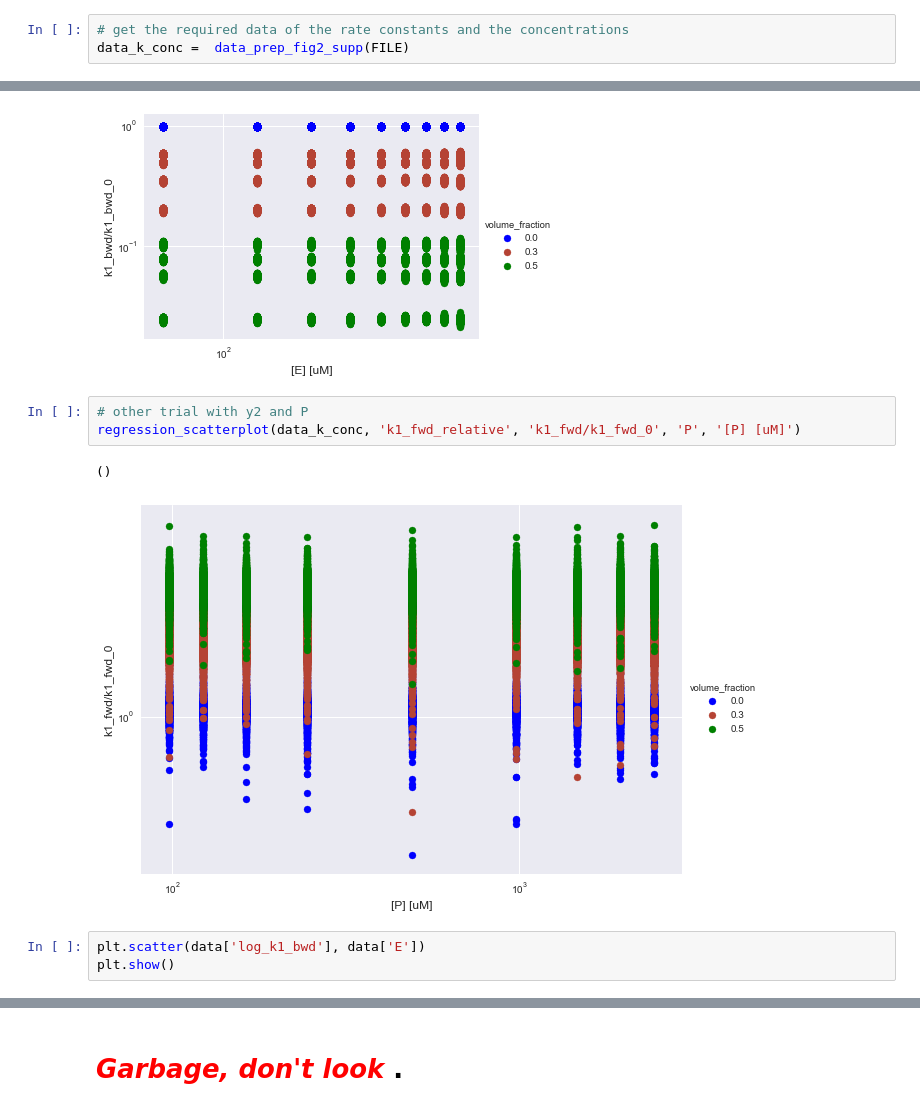
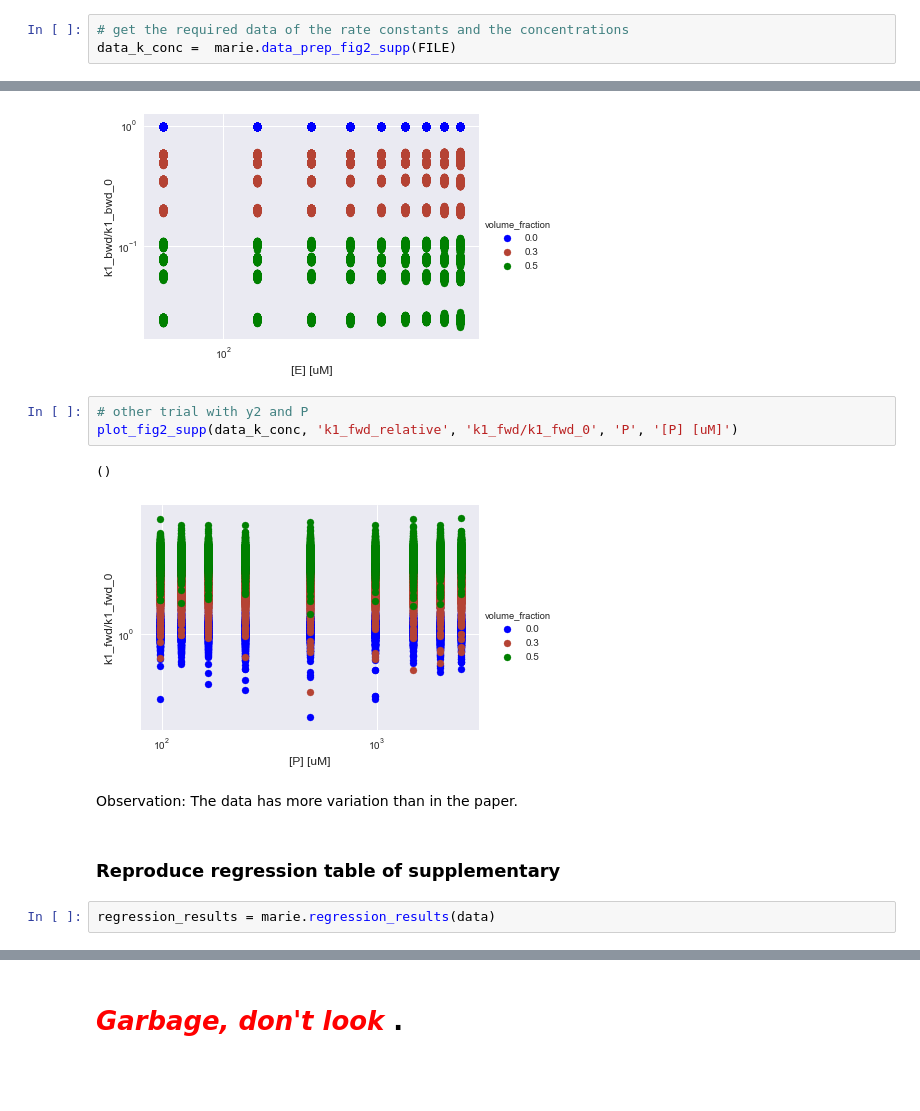
Before and after one commit to WilliamCappelletti/ML_CS433_project2, a Jupyter notebook: src/Marie_test.ipynb, the cells around one changed output, grey strips where cells are left out. Cells and saved outputs as stored; diff of their text form; blank space fills up the shorter version.

Commit message:
Whole regression table generation

```diff
--- a/src/Marie_test.ipynb
+++ b/src/Marie_test.ipynb
@@ -40,7 +40,7 @@ data.head()
 ### Plot figure 2 of supplementary material
 # %%
 # get the required data of the rate constants and the concentrations
-data_k_conc =  data_prep_fig2_supp(FILE)
+data_k_conc =  marie.data_prep_fig2_supp(FILE)
 # %%
 # plot 1 subfigure with the desired rate constant and concentration
 plot_fig2_supp(data_k_conc, 'k1_bwd_relative', 'k1_bwd/k1_bwd_0', 'E', '[E] [uM]')
@@ -49,10 +49,13 @@ plot_fig2_supp(data_k_conc, 'k1_bwd_relative', 'k1_bwd/k1_bwd_0', 'E', '[E] [uM]
 [figure]
 # %%
 # other trial with y2 and P
-regression_scatterplot(data_k_conc, 'k1_fwd_relative', 'k1_fwd/k1_fwd_0', 'P', '[P] [uM]')
+plot_fig2_supp(data_k_conc, 'k1_fwd_relative', 'k1_fwd/k1_fwd_0', 'P', '[P] [uM]')
 # %% [output]
 ()
-[figure, old version]
+[figure, new version]
-# %%
-plt.scatter(data['log_k1_bwd'], data['E'])
-plt.show()
+# %% [markdown]
+Observation: The data has more variation than in the paper.
+# %% [markdown]
+### Reproduce regression table of supplementary
+# %%
+regression_results = marie.regression_results(data)
```
Also changed, not shown: parts of 4 cells of this notebook, 2 other files.
